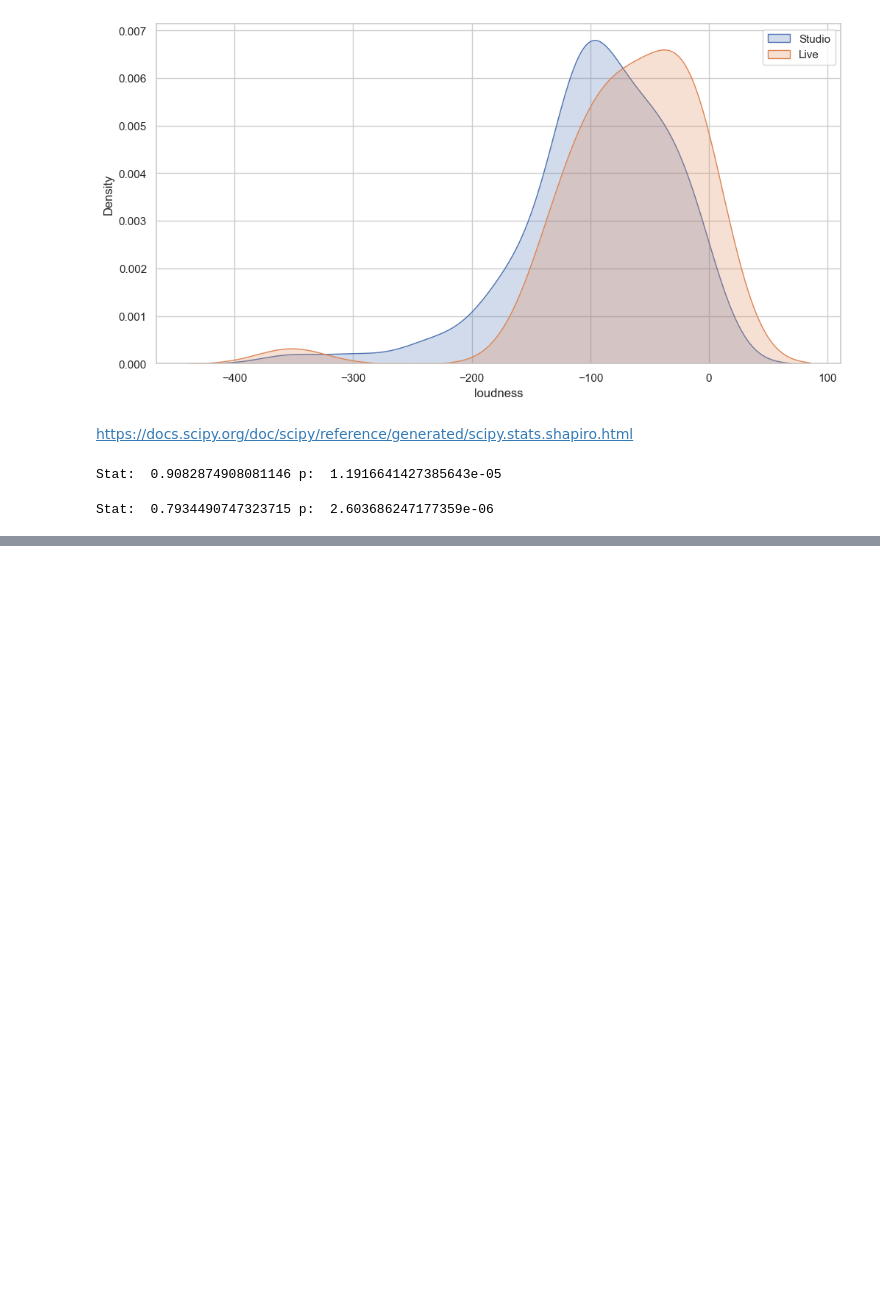
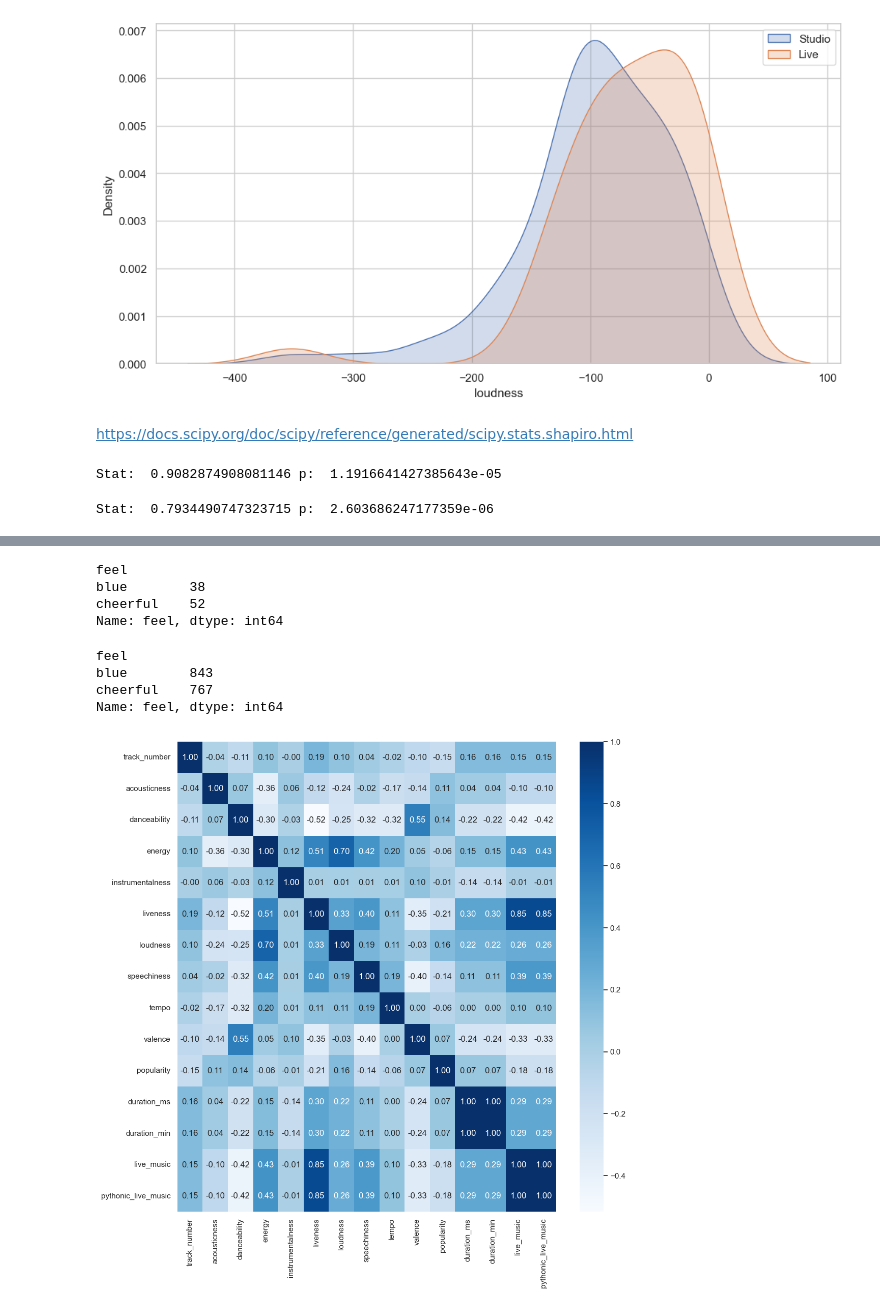
Before and after one commit to edupmon/fiap, a Jupyter notebook: pos-tech/data-analytics/fase-2/02-analise-exploratoria-de-dados-eda/aula-2/eda.ipynb, the cells around one changed output, grey strips where cells are left out. Cells and saved outputs as stored; diff of their text form; code cells hidden in the pictures; blank space fills up the shorter version.

```diff
--- a/pos-tech/data-analytics/fase-2/02-analise-exploratoria-de-dados-eda/aula-2/eda.ipynb
+++ b/pos-tech/data-analytics/fase-2/02-analise-exploratoria-de-dados-eda/aula-2/eda.ipynb
@@ -397,0 +432,25 @@ Stat:  0.7934490747323715 p:  2.603686247177359e-06
+# %%
+album_mean_valence.groupby('feel')['feel'].count()
+# %% [output]
+feel
+blue        38
+cheerful    52
+Name: feel, dtype: int64
+# %%
+df['feel'] = ['cheerful' if v > 0.6 else 'blue' for v in df['valence']]
+# %%
+df.groupby('feel')['feel'].count()
+# %% [output]
+feel
+blue        843
+cheerful    767
+Name: feel, dtype: int64
+# %%
+corr_matrix = df.corr(numeric_only=True)
+# %%
+fig, ax = plt.subplots(figsize=(12, 12))
+sns.heatmap(corr_matrix, annot=True, cmap='Blues',
+            fmt='.2f', ax=ax)
+plt.show()
+# %% [output]
+[figure, added]
```
Also changed, not shown: parts of 12 cells of this notebook.
